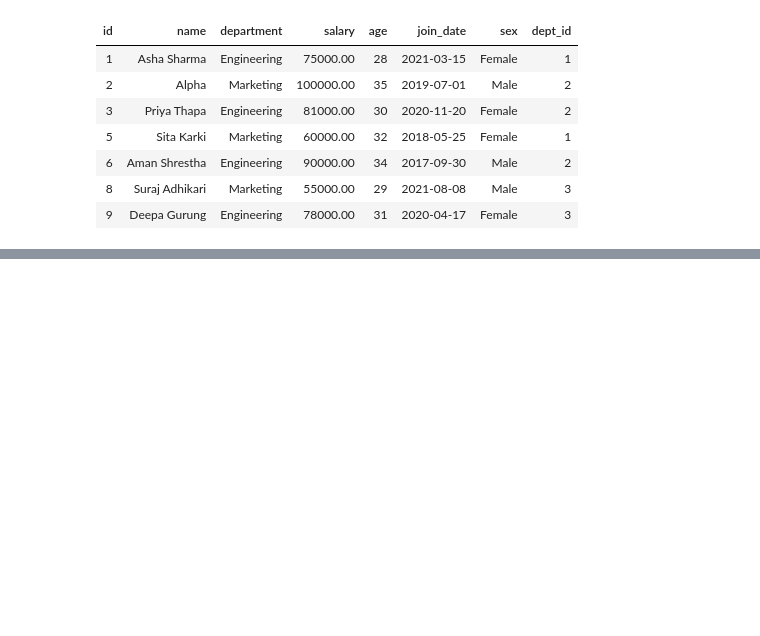
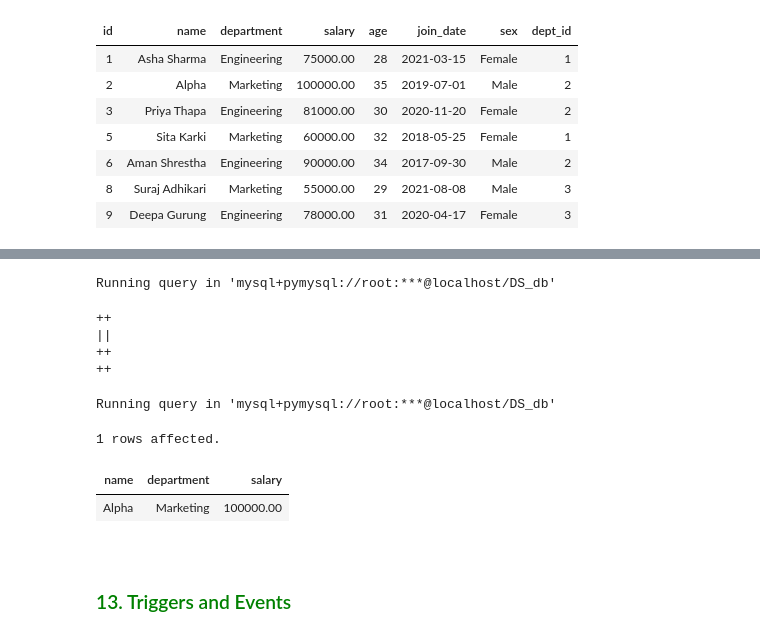
Before and after one commit to Kartika-Nidhi/SQLNotes, a Jupyter notebook: SQLNotes.ipynb, the cells around one changed output, grey strips where cells are left out. Drawn from its saved outputs; the diff is of its cells as text; code cells hidden in the pictures; blank space fills up the shorter version.

Commit message:
Stored Procedures completed

```diff
--- a/SQLNotes.ipynb
+++ b/SQLNotes.ipynb
@@ -1812,0 +1849,26 @@ Running query in 'mysql+pymysql://root:***@localhost/DS_db'
+# %%
+%%sql
+
+CREATE PROCEDURE high_salary3(employee_id INT)
+SELECT name, department, salary
+FROM employees
+WHERE salary >=50000 AND id = employee_id;
+# %% [output]
+Running query in 'mysql+pymysql://root:***@localhost/DS_db'
+++
+||
+++
+++
+# %%
+%%sql
+
+CALL high_salary3(2);
+# %% [output]
+Running query in 'mysql+pymysql://root:***@localhost/DS_db'
+1 rows affected.
+| name | department | salary |
+| Alpha | Marketing | 100000.00 |
+# %% [markdown]
+<div>
+# %% [markdown]
+<h3 style = "color:green">13. Triggers and Events
```
Also changed, not shown: parts of 6 cells of this notebook.
